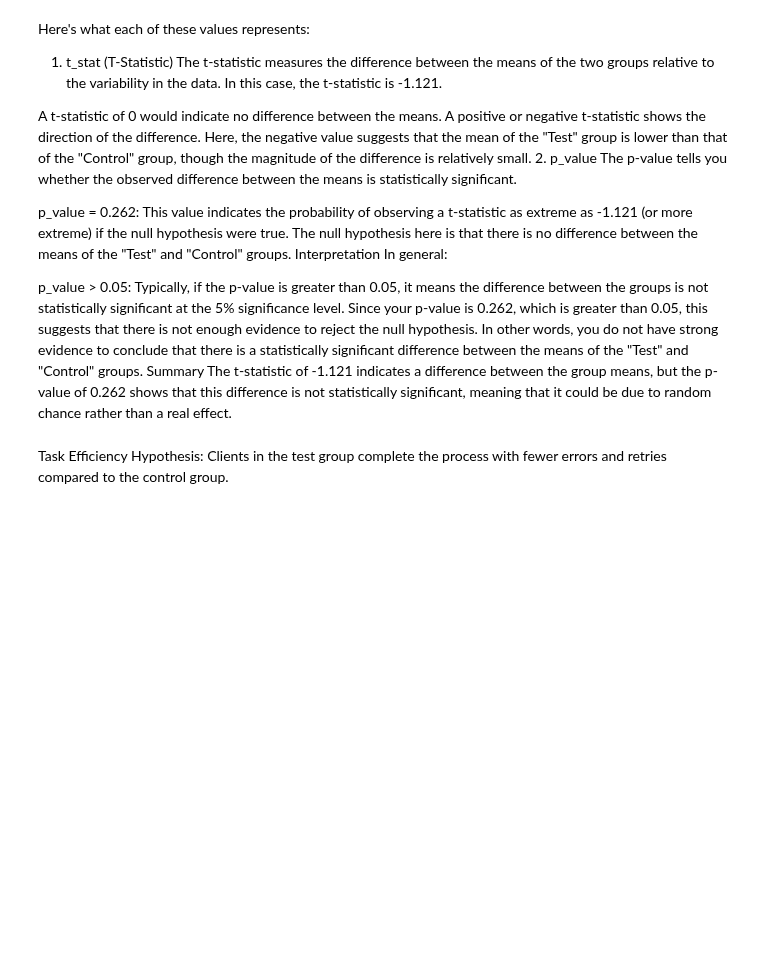
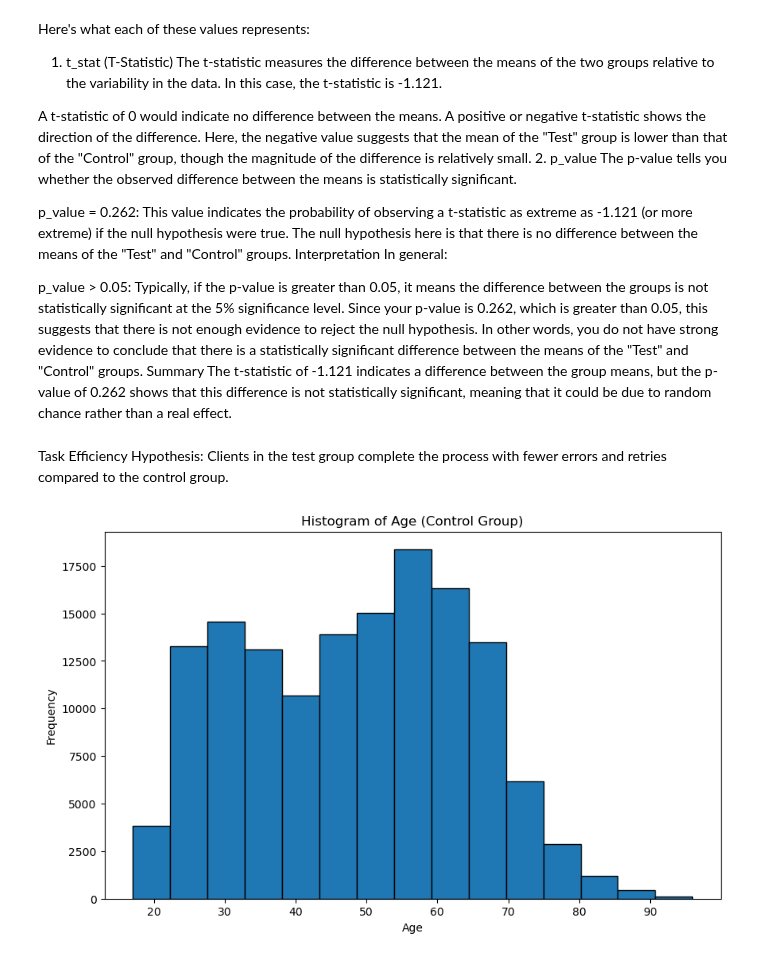
Before and after one commit to Josepdmo/PROJECT2, a Jupyter notebook: EXPLORATORY3.ipynb, the cells around one changed output. Saved outputs shown, nothing was run; the diff lists cells and outputs as text; code cells hidden in the pictures; blank space fills up the shorter version.

```diff
--- a/EXPLORATORY3.ipynb
+++ b/EXPLORATORY3.ipynb
@@ -1406,3 +1398,16 @@ else:
     print("Fail to reject the null hypothesis. There is no significant difference in the proportion of clients needing backtrack between the test and control groups.")
 # %%
 variation_df.to_csv('variation.csv', index=False)
+# %%
+control_df = variation_df[variation_df["Variation"] == "Control"]
+test_df = variation_df[variation_df["Variation"] == "Test"]
+# %%
+# Plotting the histogram of the 'age' column
+plt.figure(figsize=(10, 6))
+plt.hist(control_df['clnt_age'], bins=15, edgecolor='black')
+plt.title('Histogram of Age (Control Group)')
+plt.xlabel('Age')
+plt.ylabel('Frequency')
+plt.show()
+# %% [output]
+[figure, added]
```
Also changed, not shown: parts of 9 cells of this notebook.
